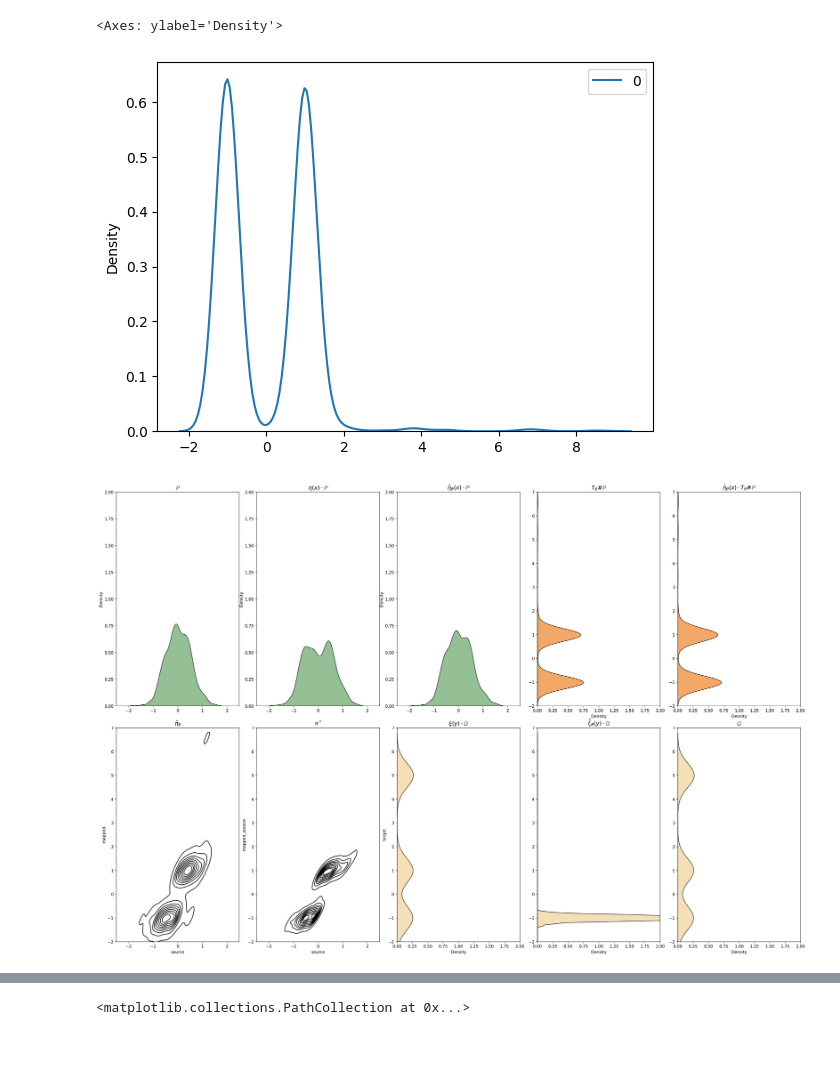
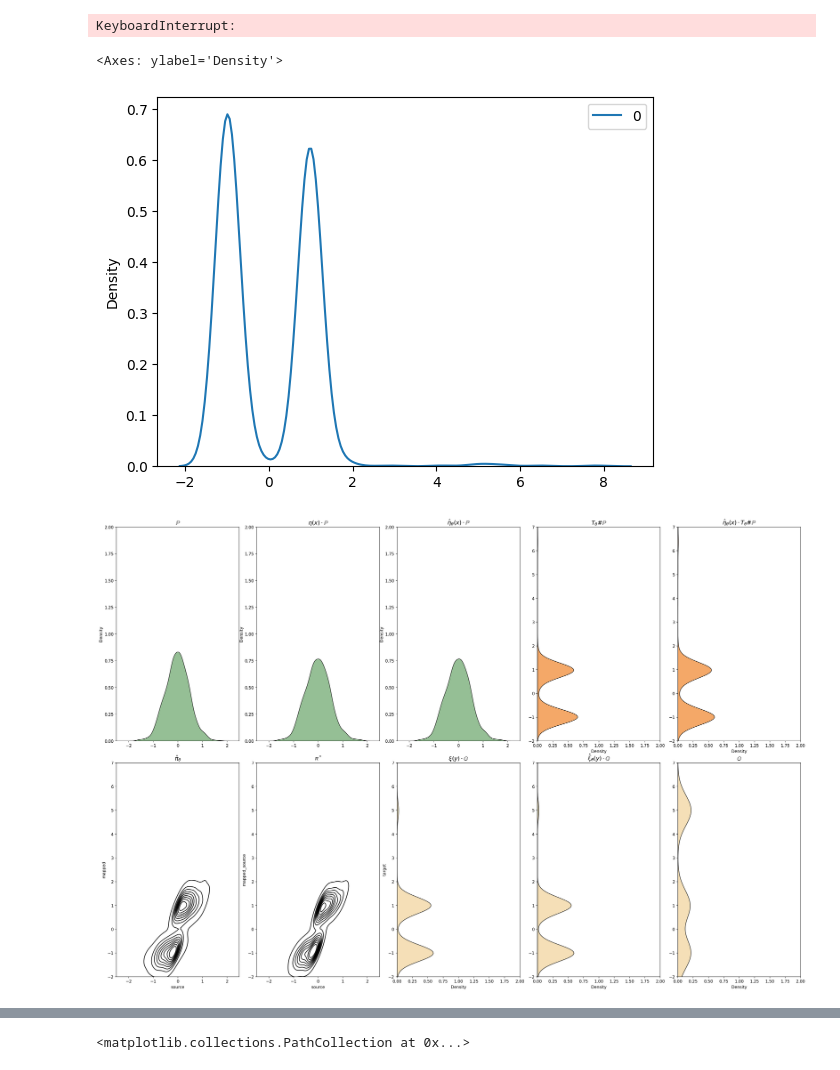
Before and after one commit to MUCDK/genot, a Jupyter notebook: notebooks_gen_model/1d_simulated/1d_simulated_data_unbalanced.ipynb, the cells around one changed output, grey strips where cells are left out. Drawn from its saved outputs; the diff is of its cells as text; code cells hidden in the pictures.

```diff
--- a/notebooks_gen_model/1d_simulated/1d_simulated_data_unbalanced.ipynb
+++ b/notebooks_gen_model/1d_simulated/1d_simulated_data_unbalanced.ipynb
@@ -27,13 +27,14 @@ bridge_net = Bridge_MLP(1, 64, 64)
 ot_solver = ott.solvers.linear.sinkhorn.Sinkhorn()
 solver_latent_to_data = ott.solvers.linear.sinkhorn.Sinkhorn()
 
-mlp_eta = Simple_MLP2(1, 64)
-mlp_xi = Simple_MLP2(1, 64)
+mlp_eta = Simple_MLP2(1, 128)
+mlp_xi = Simple_MLP2(1, 128)
 
 otfm = OTFlowMatching(neural_net, bridge_net=bridge_net, ot_solver=ot_solver, epsilon=1e-2, mlp_eta=mlp_eta, mlp_xi=mlp_xi, tau_a=0.98, tau_b=0.98, input_dim=1, output_dim=1, iterations=20_000, k_noise_per_x=10, solver_latent_to_data=solver_latent_to_data)
 # %%
-otfm.iterations=5_000
 otfm(source, target, 256, 256)
+# %% [output]
+KeyboardInterrupt:
 # %%
 source.batch_size = 1024
 source_batch = next(source)
@@ -42,7 +43,7 @@ res, _ , _= otfm.transport(source_batch, seed=0)
 sns.kdeplot(res[0,...])
 # %% [output]
 <Axes: ylabel='Density'>
-[figure, old version]
+[figure, new version]
 # %%
 kwargs = {}
 a = (-2.5, 2.5)
@@ -57,33 +58,31 @@ kwargs["04_xlim"] = b
 kwargs["10_xlim"] = a
 kwargs["11_xlim"] = a
 kwargs["12_xlim"] = b
 kwargs["13_xlim"] = b
 kwargs["14_xlim"] = b
 
 kwargs["00_ylim"] = b
 kwargs["01_ylim"] = b
 kwargs["02_ylim"] = b
 kwargs["03_ylim"] = d
 kwargs["04_ylim"] = d
 kwargs["10_ylim"] = d
 kwargs["11_ylim"] = d
 kwargs["12_ylim"] = d
 kwargs["13_ylim"] = d
 kwargs["14_ylim"] = d
 
-kwargs["bw_adjust"] = 0.8
-
 source.batch_size = 1024
 source_batch = next(source)
 
 target.batch_size = 1024
 target_batch = next(target)
 
 rescale_source = otfm.state_eta.apply_fn({"params": otfm.state_eta.params}, source_batch)
 rescale_target = otfm.state_xi.apply_fn({"params": otfm.state_xi.params}, target_batch)
 
 res, _, _ = otfm.transport(source_batch, seed=1, diffeqsolve_kwargs={"max_steps": 1_000_000})
 
 _  = plot_1D_unbalanced_new(source_batch, target_batch, res[0,...], rescale_source, rescale_target, 1e-2, 0.98, 0.98, **kwargs)
 # %% [output]
-[figure, old version]
+[figure, new version]
```
Also changed, not shown: parts of 7 cells of this notebook, 4 other files.
